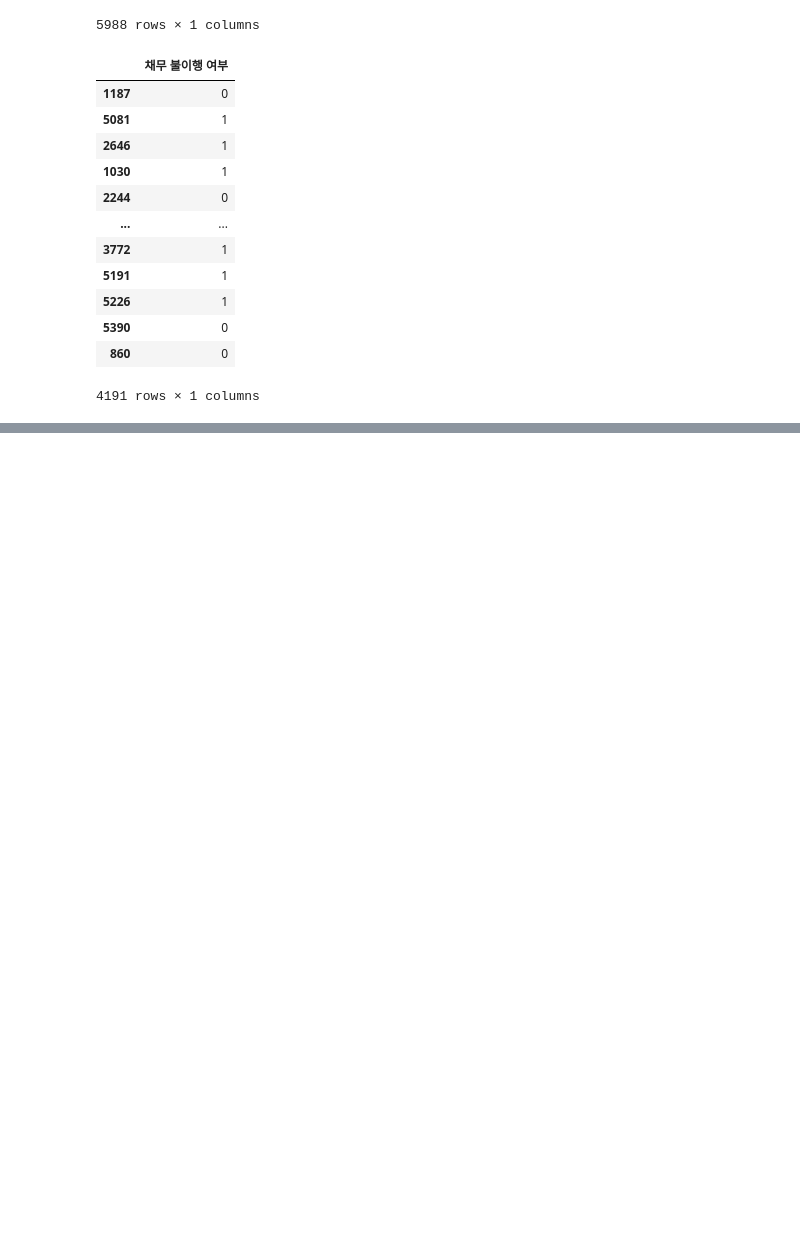
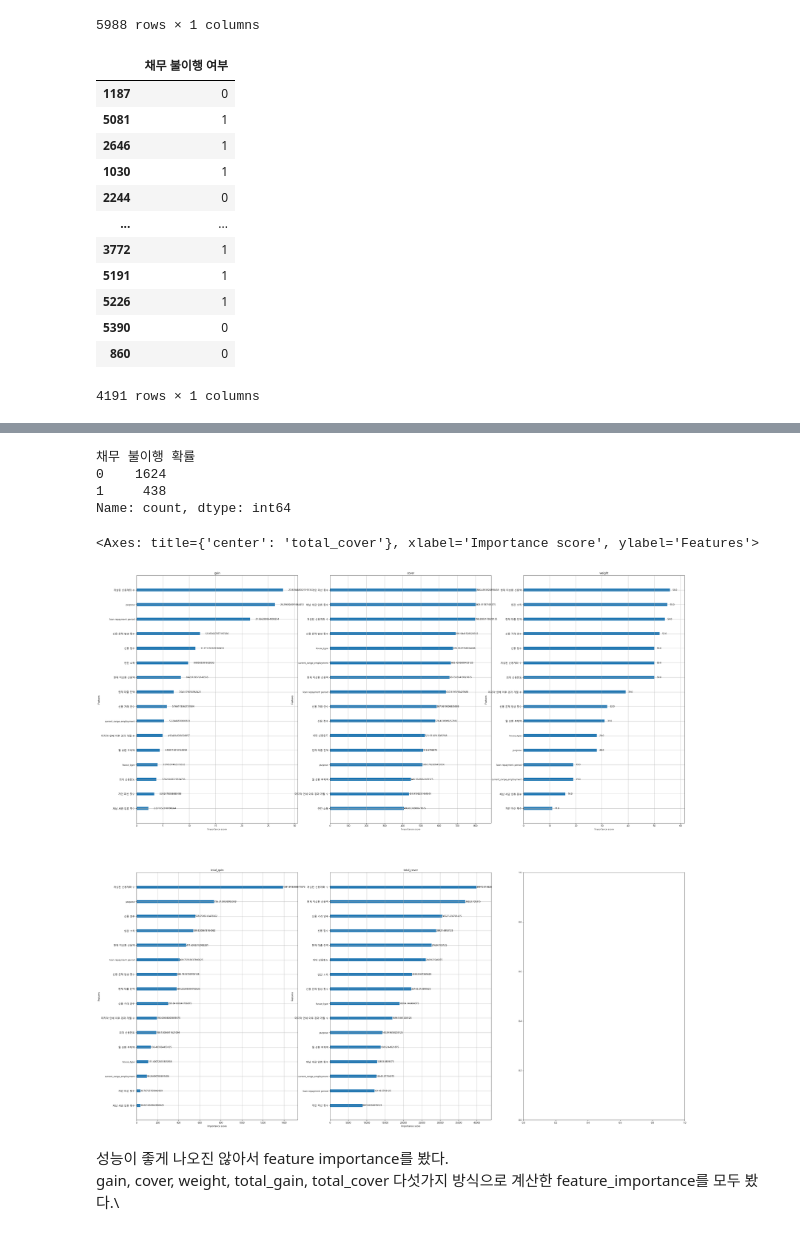
Before and after one commit to jayiuk/default-pred, a Jupyter notebook: modeling1.ipynb, the cells around one changed output, grey strips where cells are left out. Cells and saved outputs as stored; diff of their text form; code cells hidden in the pictures; blank space fills up the shorter version.

Commit message:
modeling, feature_importance

```diff
--- a/modeling1.ipynb
+++ b/modeling1.ipynb
@@ -11,7 +11,7 @@ from sklearn import metrics
 import xgboost
 from xgboost import XGBClassifier
 # %%
-plt.rcParams['font.family'] = 'NanumGothic'
+plt.rcParams['font.family'] = 'Malgun Gothic'
 # %%
 df = pd.read_csv('./train_delete_outlier.csv')
 df
@@ -98,0 +137,2 @@ KeyboardInterrupt:
+# %%
+xgb_esti = xgb_grid.best_estimator_
@@ -98,0 +320,7 @@ KeyboardInterrupt:
+# %%
+sample['채무 불이행 확률'].value_counts()
+# %% [output]
+채무 불이행 확률
+0    1624
+1     438
+Name: count, dtype: int64
@@ -98,0 +329,13 @@ KeyboardInterrupt:
+# %%
+fig, axes = plt.subplots(2, 3, figsize = (40, 40))
+xgboost.plot_importance(xgb_esti, importance_type='gain', title = 'gain', ax = axes[0, 0])
+xgboost.plot_importance(xgb_esti, importance_type='cover', title = 'cover', ax = axes[0, 1])
+xgboost.plot_importance(xgb_esti, importance_type='weight', title = 'weight', ax = axes[0, 2])
+xgboost.plot_importance(xgb_esti, importance_type='total_gain', title = 'total_gain', ax = axes[1, 0])
+xgboost.plot_importance(xgb_esti, importance_type='total_cover', title = 'total_cover', ax = axes[1, 1])
+# %% [output]
+<Axes: title={'center': 'total_cover'}, xlabel='Importance score', ylabel='Features'>
+[figure, added]
+# %% [markdown]
+성능이 좋게 나오진 않아서 feature importance를 봤다.\
+gain, cover, weight, total_gain, total_cover 다섯가지 방식으로 계산한 feature_importance를 모두 봤다.\
```
Also changed, not shown: parts of 28 cells of this notebook.
